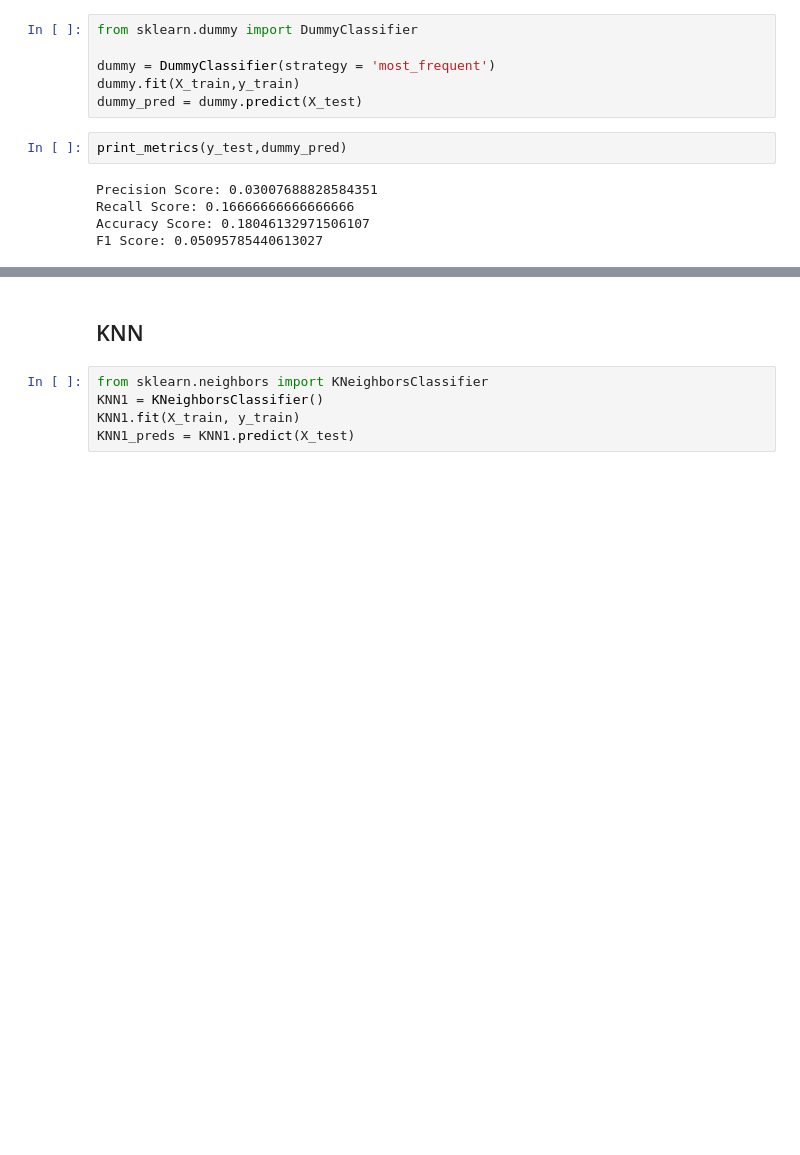
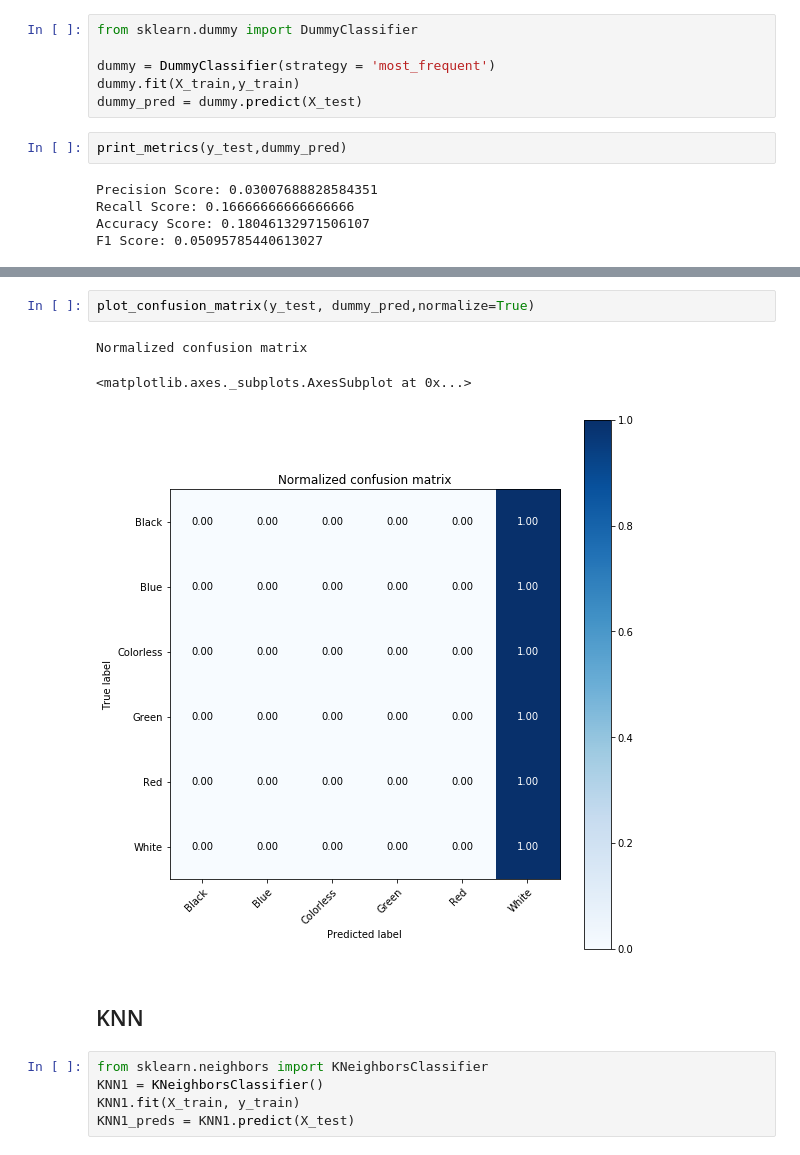
Before and after one commit to Yee-Brian21/MTG-Color-Classifier, a Jupyter notebook: MTG_classifier.ipynb, the cells around one changed output, grey strips where cells are left out. Drawn from its saved outputs; the diff is of its cells as text; blank space fills up the shorter version.

```diff
--- a/MTG_classifier.ipynb
+++ b/MTG_classifier.ipynb
@@ -485,3 +602,9 @@ F1 Score: 0.05095785440613027
+# %%
+plot_confusion_matrix(y_test, dummy_pred,normalize=True)
+# %% [output]
+Normalized confusion matrix
+<matplotlib.axes._subplots.AxesSubplot at 0x...>
+[figure, added]
 # %% [markdown]
 ## KNN
 # %%
```
Also changed, not shown: parts of 55 cells of this notebook.
